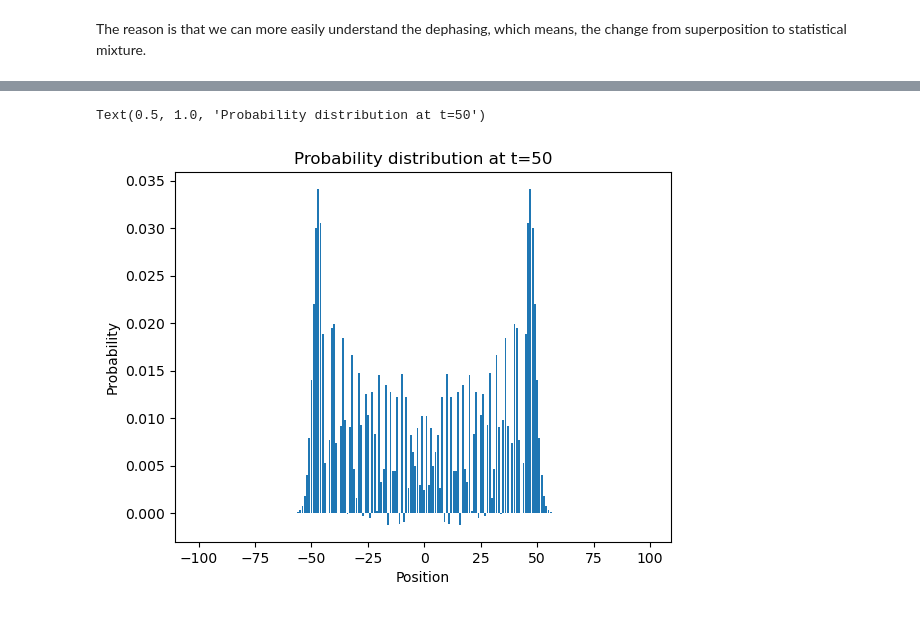
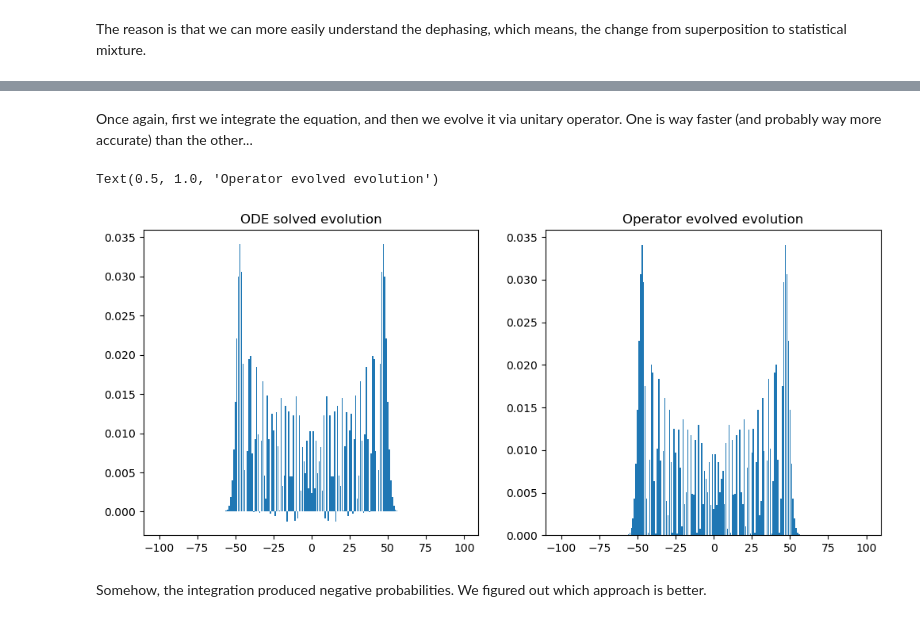
Before and after one commit to lresteghini/Quantum-Walks-course, a Jupyter notebook: Continuous_time_walks.ipynb, the cells around one changed output, grey strips where cells are left out. Saved outputs shown, nothing was run; the diff lists cells and outputs as text; code cells hidden in the pictures.

```diff
--- a/Continuous_time_walks.ipynb
+++ b/Continuous_time_walks.ipynb
@@ -93,4 +127,11 @@ def VNeumann(t, state) :
     dstate = -1j * (Shift @ rho - rho @ Shift)
     return dstate.flatten()
 # %%
-state
+def Measure_pos(state):
+
+    return np.real(np.diag(state.reshape((ring_size, ring_size))))
+
+# The original code had a loop in which I'd build a projector on every position
+# And then calculate the trace, put it in another vector, and return that.
+
+# But just taking the real part of the diagonal of the matrix is the exact same thing, so...
@@ -105,3 +138,5 @@ array([[0.+0.j, 0.+0.j, 0.+0.j, ..., 0.+0.j, 0.+0.j, 0.+0.j],
+# %% [markdown]
+Once again, first we integrate the equation, and then we evolve it via unitary operator. One is way faster (and probably way more accurate) than the other...
 # %%
 from scipy.integrate import solve_ivp
 
@@ -109,25 +144,30 @@ endtime = 50
 t_eval = np.arange(0, endtime, 0.1)
 sol = solve_ivp(VNeumann, [0, endtime], state.flatten(), t_eval=t_eval, method='RK45')
 # %%
-def Measure_pos(state):
-    positions = np.zeros(ring_size)
-
-    for i in range(ring_size):
-        pos = np.zeros((ring_size, ring_size))
-        pos[i, i] = 1
-        positions[i] = np.trace(pos @ state.reshape((ring_size, ring_size)))
-
-    return positions
-
 pos = Measure_pos(sol.y[:, -1])
-# %%
-import matplotlib.pyplot as plt
-
-plt.bar(np.arange(len(pos)) - ring_size//2, pos)
-
-plt.xlabel("Position")
-plt.ylabel("Probability")
-plt.title('Probability distribution at t=50')
-# %% [output]
-Text(0.5, 1.0, 'Probability distribution at t=50')
-[figure, removed]
+# %%
+from scipy.linalg import expm
+
+def Evol(t, state):
+    operator = expm(-1j * Shift * t)
+    return operator @ state @ operator.conj().T
+# %%
+f_state = Evol(50, state)
+pos_operator = Measure_pos(f_state)
+# %%
+import matplotlib.pyplot as plt
+
+fig, (p1, p2) = plt.subplots(1, 2, figsize=(12, 5))
+
+p1.bar(np.arange(len(pos)) - ring_size//2, pos)
+
+p1.set_title("ODE solved evolution")
+
+p2.bar(np.arange(len(pos_operator)) - ring_size//2, pos_operator)
+
+p2.set_title("Operator evolved evolution")
+# %% [output]
+Text(0.5, 1.0, 'Operator evolved evolution')
+[figure, added]
+# %% [markdown]
+Somehow, the integration produced negative probabilities. We figured out which approach is better.
```
Also changed, not shown: parts of 8 cells of this notebook.
